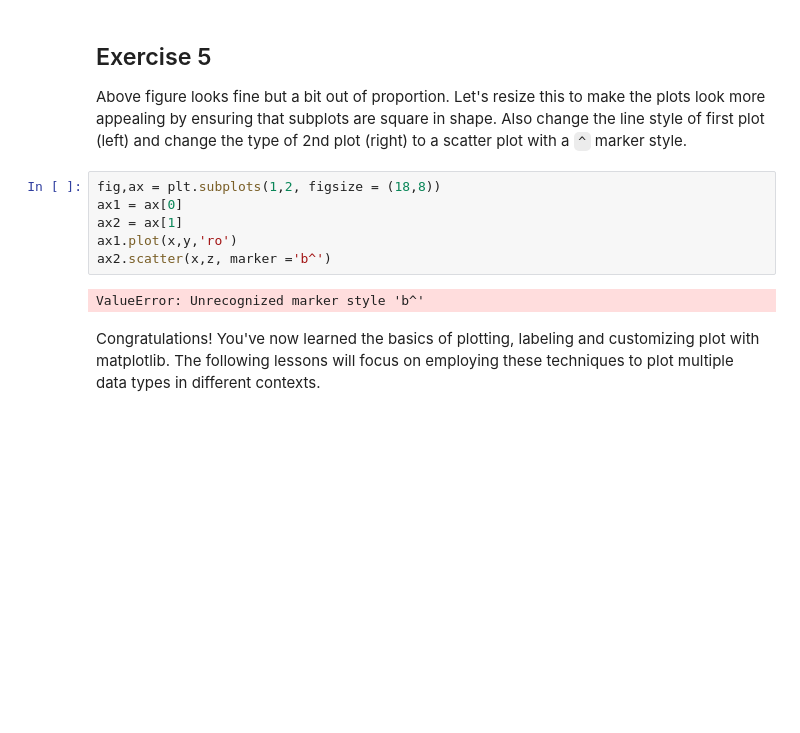
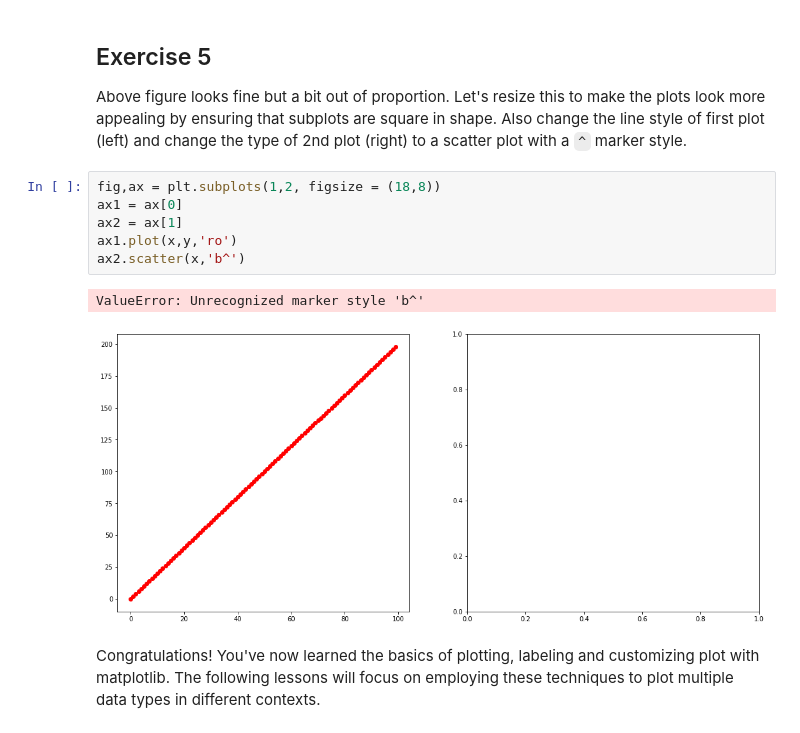
Before and after one commit to rmei97/dsc-more-practice-with-matplotlib-lab-nyc-ds-033020, a Jupyter notebook: index.ipynb, the cells around one changed output. Cells and saved outputs as stored; diff of their text form; blank space fills up the shorter version.

```diff
--- a/index.ipynb
+++ b/index.ipynb
@@ -133,11 +133,12 @@ Above figure looks fine but a bit out of proportion. Let's resize this to make t
 # %%
 fig,ax = plt.subplots(1,2, figsize = (18,8))
 ax1 = ax[0]
 ax2 = ax[1]
 ax1.plot(x,y,'ro')
-ax2.scatter(x,z, marker ='b^')
+ax2.scatter(x,'b^')
 # %% [output]
 ValueError: Unrecognized marker style 'b^'
+[figure, added]
 # %% [markdown]
 Congratulations! You've now learned the basics of plotting, labeling and customizing plot with matplotlib. The following lessons will focus on employing these techniques to plot multiple data types in different contexts.
 # %% [markdown]
```
